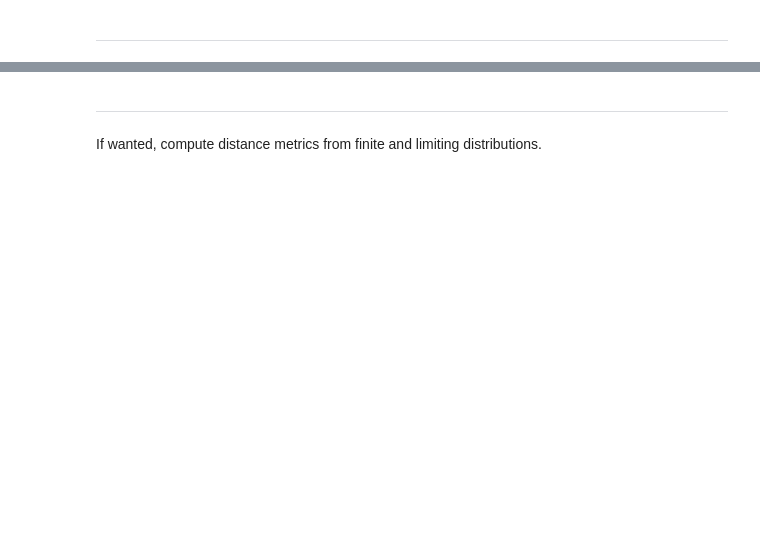
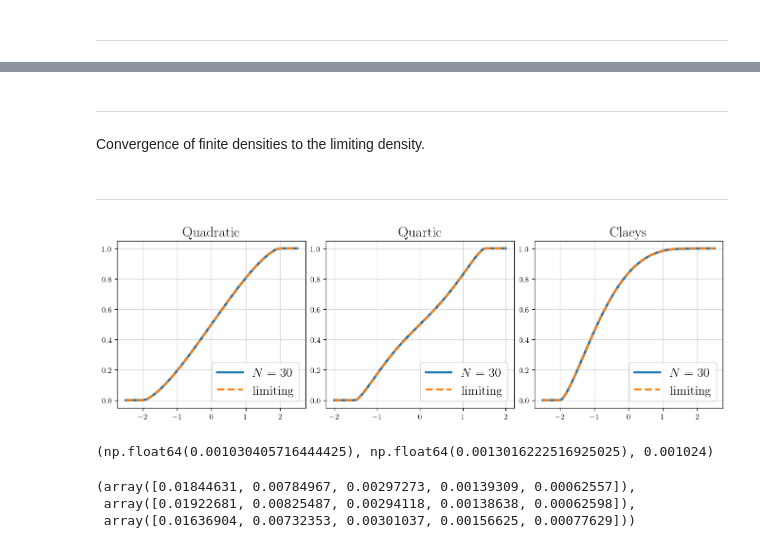
Before and after one commit to fredwdickinson/dissertation, a Jupyter notebook: code/notebooks/02_densities.ipynb, the cells around one changed output, grey strips where cells are left out. Saved outputs shown, nothing was run; the diff lists cells and outputs as text; code cells hidden in the pictures; blank space fills up the shorter version.

```diff
--- a/code/notebooks/02_densities.ipynb
+++ b/code/notebooks/02_densities.ipynb
@@ -58,4 +76,4 @@ plt.show()
 # %% [markdown]
 ---
 
-If wanted, compute distance metrics from finite and limiting distributions.
+Convergence of finite densities to the limiting density.
@@ -61,0 +138,2 @@ If wanted, compute distance metrics from finite and limiting distributions.
+# %% [markdown]
+---
@@ -61,0 +142,74 @@ If wanted, compute distance metrics from finite and limiting distributions.
+# %%
+N = 30;
+x = np.linspace(-2.5, 2.5, 10000); x2 = np.linspace(-2, 2, 1000)
+exact_semicirlcle_cdf = semicircle_cdf(x)
+finite_semicircle_cdf = densities.compute_exact_cdf(N = N, potential = "quadratic", grid = x, cdf_tol = 0.01)
+
+fig, (ax, ax2, ax3) = plt.subplots(1, 3, figsize = (11, 3.5))
+
+ax.plot(x, finite_semicircle_cdf, ls = "-", label = rf"$N = {N}$", lw = 3.0)
+ax.plot(x, exact_semicirlcle_cdf, ls = "--", label = "limiting", lw = 2.5)
+ax.legend(loc = "lower right", fontsize = 16)
+ax.set_title("Quadratic", fontsize = 18)
+
+exact_quartic_cdf = quartic_cdf(x2, q = 0, g = 1)
+finite_quartic_cdf = densities.compute_exact_cdf(N = N, potential = "quartic", grid = x2, cdf_tol = 0.01)
+
+ax2.plot(x2, finite_quartic_cdf, ls = "-", label = rf"$N = {N}$", lw = 3.0)
+ax2.plot(x2, exact_quartic_cdf, ls = "--", label = "limiting", lw = 2.5)
+ax2.set_title("Quartic", fontsize = 18)
+ax2.legend(loc = "lower right", fontsize = 16)
+
+
+exact_claeys_cdf = claeys_cdf(x)
+finite_claeys_cdf = densities.compute_exact_cdf(N = N, potential = "claeys", grid = x, cdf_tol = 0.01)
+ax3.plot(x, finite_claeys_cdf, ls = "-", label = rf"$N = {N}$", lw = 3.0)
+ax3.plot(x, exact_claeys_cdf, ls = "--", label = "limiting", lw = 2.5)
+ax3.set_title("Claeys", fontsize = 18)
+ax3.legend(loc = "lower right", fontsize = 16)
+
+plt.savefig("finite-cdf-comparisons.pdf", format = "pdf", dpi = 120)
+plt.show()
+# %% [output]
+[figure, added]
+# %%
+# Now compute distance to the limiting.
+ks_dist_semicircle = densities.compute_distance(exact_semicirlcle_cdf, finite_semicircle_cdf, grid = x)
+ks_dist_quartic = densities.compute_distance(exact_quartic_cdf, finite_quartic_cdf, grid = x)
+ks_dist_semicircle, ks_dist_quartic, 1.024e-3 # the li-menon result
+# %% [output]
+(np.float64(0.001030405716444425), np.float64(0.0013016222516925025), 0.001024)
+# %%
+N_range = np.logspace(np.log10(2.05), np.log10(50.05), 5, dtype = int)
+semicircle_ks_dists = np.zeros_like(N_range, dtype = float)
+grid = np.linspace(-2.5, 2.5, 10000)
+exact = semicircle_cdf(grid)
+
+for j, N in enumerate(N_range):
+    finite = densities.compute_exact_cdf(N, "quadratic", grid, cdf_tol = 0.01)
+    ks_dist = densities.compute_distance(exact, finite, grid)
+    semicircle_ks_dists[j] = ks_dist
+
+quartic_ks_dists = np.zeros_like(N_range, dtype = float)
+grid = np.linspace(-2, 2, 10000)
+exact = quartic_cdf(grid, q = 0, g = 1)
+
+for j, N in enumerate(N_range):
+    finite = densities.compute_exact_cdf(N, "quartic", grid, cdf_tol = 0.01)
+    ks_dist = densities.compute_distance(exact, finite, grid)
+    quartic_ks_dists[j] = ks_dist
+
+claeys_ks_dists = np.zeros_like(N_range, dtype = float)
+grid = np.linspace(-2.5, 2.5, 10000)
+exact = claeys_cdf(grid)
+
+for j, N in enumerate(N_range):
+    finite = densities.compute_exact_cdf(N, "claeys", grid, cdf_tol = 0.01)
+    claeys_dist = densities.compute_distance(exact, finite, grid)
+    claeys_ks_dists[j] = claeys_dist
+
+semicircle_ks_dists, quartic_ks_dists, claeys_ks_dists
+# %% [output]
+(array([0.01844631, 0.00784967, 0.00297273, 0.00139309, 0.00062557]),
+ array([0.01922681, 0.00825487, 0.00294118, 0.00138638, 0.00062598]),
+ array([0.01636904, 0.00732353, 0.00301037, 0.00156625, 0.00077629]))
```
Also changed, not shown: parts of 7 cells of this notebook, 6 other files.
